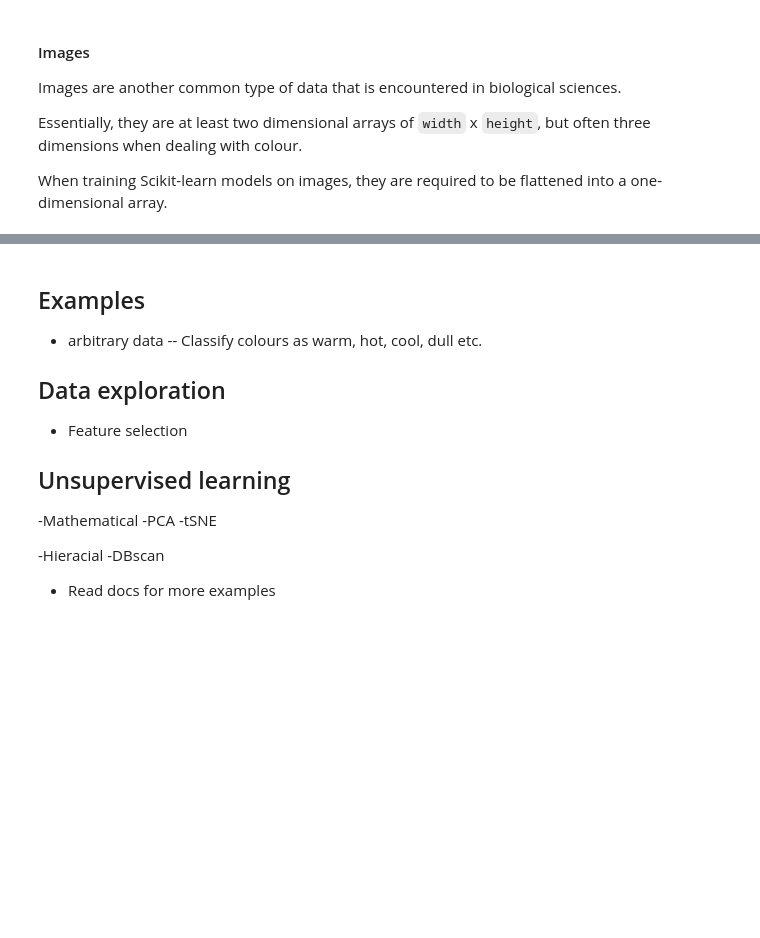
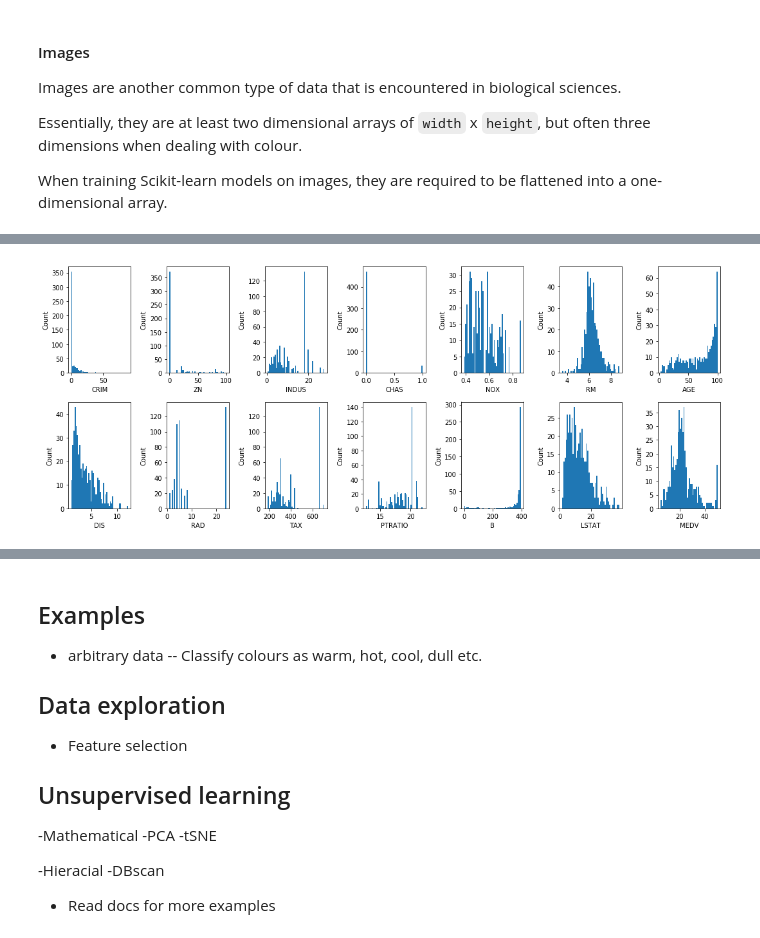
Before and after one commit to tjs23/python_ml_course, a Jupyter notebook: LMB_Python_Machine_Learning.ipynb, the cells around one changed output, grey strips where cells are left out. Cells and saved outputs as stored; diff of their text form; code cells hidden in the pictures; blank space fills up the shorter version.

```diff
--- a/LMB_Python_Machine_Learning.ipynb
+++ b/LMB_Python_Machine_Learning.ipynb
@@ -288,0 +345,18 @@ Image type:  uint8
+# %%
+plt.figure(figsize=(15, 6))
+
+for i, feature_name in enumerate(boston.feature_names):
+    plt.subplot(2,7, i+1)
+    plt.hist(boston.data[:,i], bins=50)
+    plt.xlabel(feature_name)
+    plt.ylabel('Count')
+
+plt.subplot(2,7, 14)
+plt.hist(boston.target, bins=50)
+plt.xlabel('MEDV')
+plt.ylabel('Count')
+
+plt.tight_layout()
+plt.show()
+# %% [output]
+[figure, added]
```
Also changed, not shown: parts of 25 cells of this notebook.
